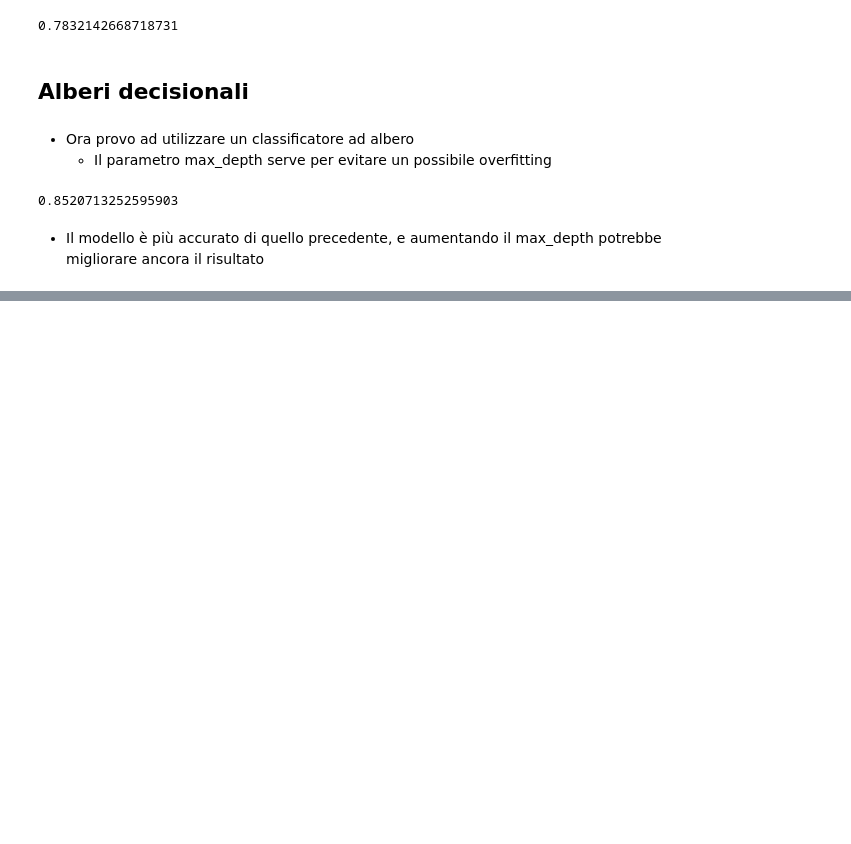
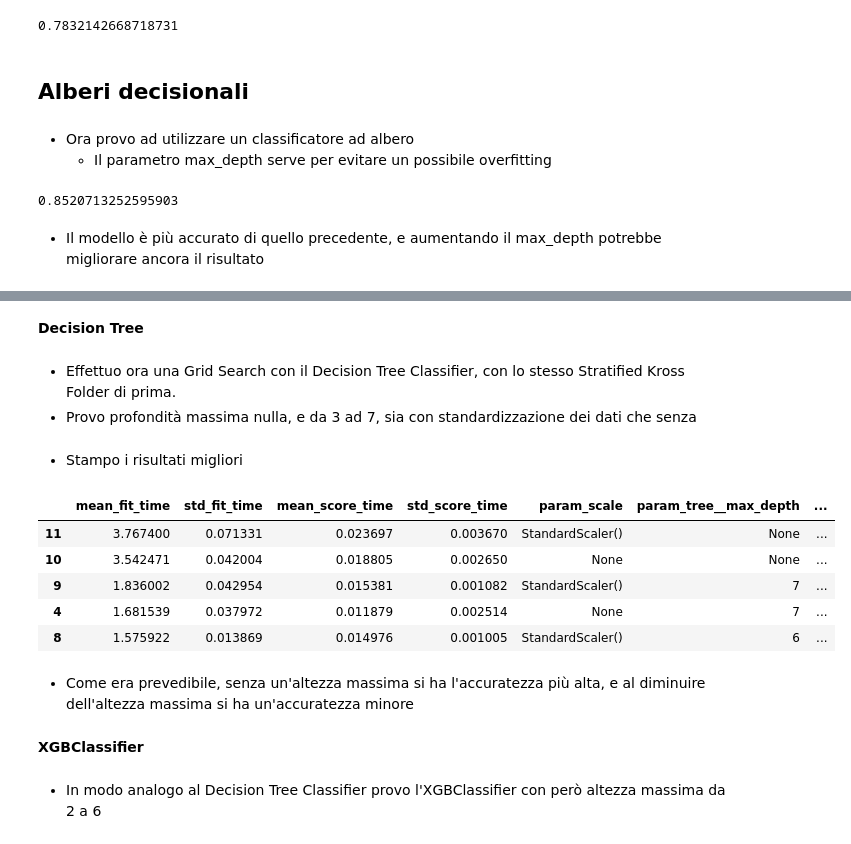
Before and after one commit to Corstor/DataIntensive_Progetto, a Jupyter notebook: progetto.ipynb, the cells around one changed output, grey strips where cells are left out. Saved outputs shown, nothing was run; the diff lists cells and outputs as text; code cells hidden in the pictures; blank space fills up the shorter version.

```diff
--- a/progetto.ipynb
+++ b/progetto.ipynb
@@ -250,0 +428,40 @@ model.score(X_val, y_val)
+# %% [markdown]
+**Decision Tree**
+# %%
+model = Pipeline([
+    ("scale", None),
+    ("tree", DecisionTreeClassifier())
+])
+
+grid = [
+    {
+        "scale" : [None, StandardScaler()],
+        "tree__max_depth" : range(3, 8),
+    },
+    {
+        "scale" : [None, StandardScaler()],
+        "tree__max_depth" : [None],
+    }
+]
+
+gs = GridSearchCV(model, grid, cv=skf)
+# %% [markdown]
+- Effettuo ora una Grid Search con il Decision Tree Classifier, con lo stesso Stratified Kross Folder di prima.
+- Provo profondità massima nulla, e da 3 ad 7, sia con standardizzazione dei dati che senza
+# %%
+gs.fit(X, y);
+# %% [markdown]
+- Stampo i risultati migliori
+# %%
+pd.DataFrame(gs.cv_results_).sort_values("rank_test_score").head(5)
+# %% [output]
+|  | mean_fit_time | std_fit_time | mean_score_time | std_score_time | param_scale | param_tree__max_depth | ... |
+| 11 | 3.767400 | 0.071331 | 0.023697 | 0.003670 | StandardScaler() | None | ... |
+| 10 | 3.542471 | 0.042004 | 0.018805 | 0.002650 | None | None | ... |
+| 9 | 1.836002 | 0.042954 | 0.015381 | 0.001082 | StandardScaler() | 7 | ... |
+| 4 | 1.681539 | 0.037972 | 0.011879 | 0.002514 | None | 7 | ... |
+| 8 | 1.575922 | 0.013869 | 0.014976 | 0.001005 | StandardScaler() | 6 | ... |
+# %% [markdown]
+- Come era prevedibile, senza un'altezza massima si ha l'accuratezza più alta, e al diminuire dell'altezza massima si ha un'accuratezza minore
+# %% [markdown]
+**XGBClassifier**
@@ -250,0 +479,2 @@ model.score(X_val, y_val)
+# %% [markdown]
+- In modo analogo al Decision Tree Classifier provo l'XGBClassifier con però altezza massima da 2 a 6
```
Also changed, not shown: parts of 35 cells of this notebook.
